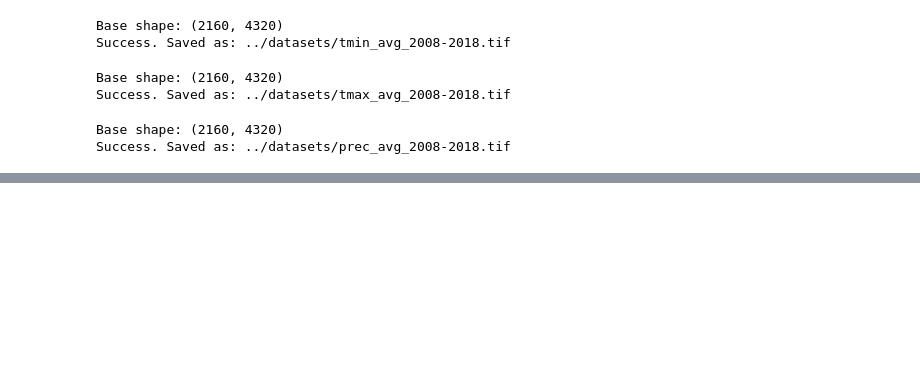
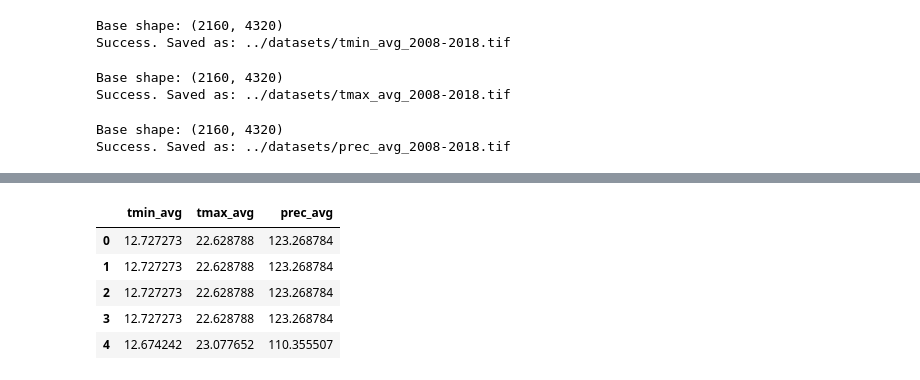
Before and after one commit to lucknera/projekt_interdyscyplinarny, a Jupyter notebook: models/olek-fe.ipynb, the cells around one changed output, grey strips where cells are left out. Cells and saved outputs as stored; diff of their text form; code cells hidden in the pictures; blank space fills up the shorter version.

```diff
--- a/models/olek-fe.ipynb
+++ b/models/olek-fe.ipynb
@@ -302,0 +317,10 @@ def get_pixel_value(coords, files):
+# %%
+worldclim_df.columns = ["tmin_avg", "tmax_avg", "prec_avg"]
+worldclim_df.head()
+# %% [output]
+|  | tmin_avg | tmax_avg | prec_avg |
+| 0 | 12.727273 | 22.628788 | 123.268784 |
+| 1 | 12.727273 | 22.628788 | 123.268784 |
+| 2 | 12.727273 | 22.628788 | 123.268784 |
+| 3 | 12.727273 | 22.628788 | 123.268784 |
+| 4 | 12.674242 | 23.077652 | 110.355507 |
```
Also changed, not shown: parts of 9 cells of this notebook.
